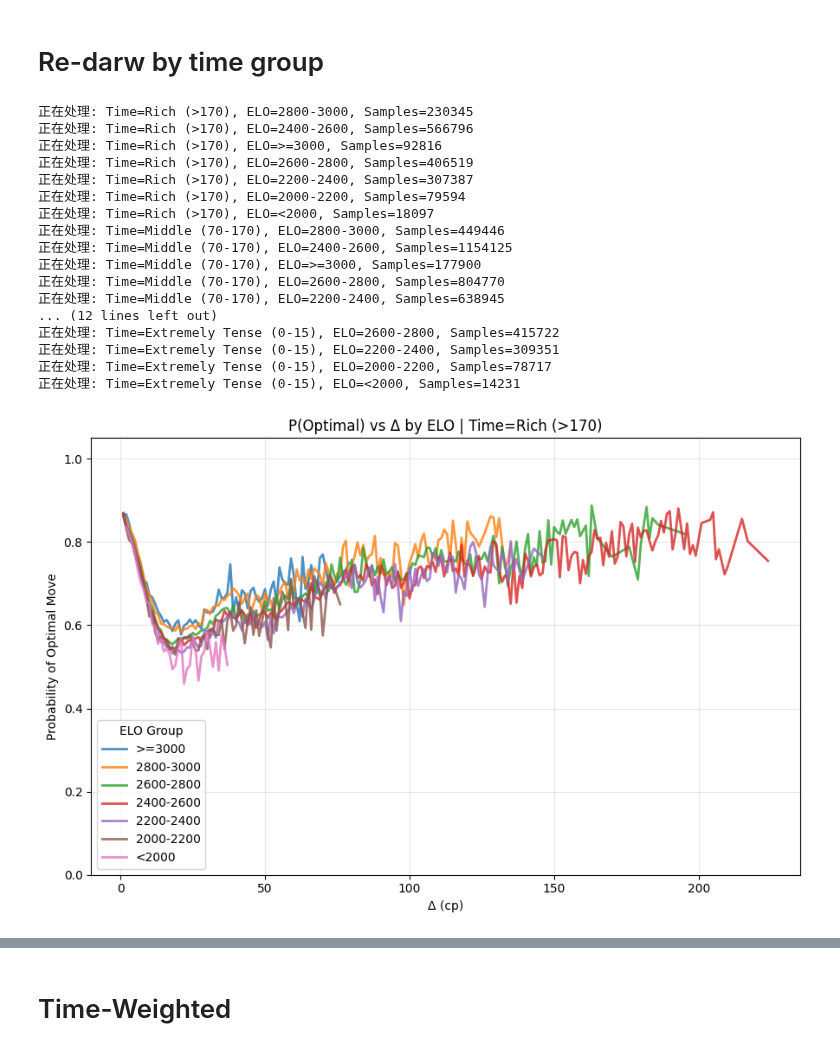
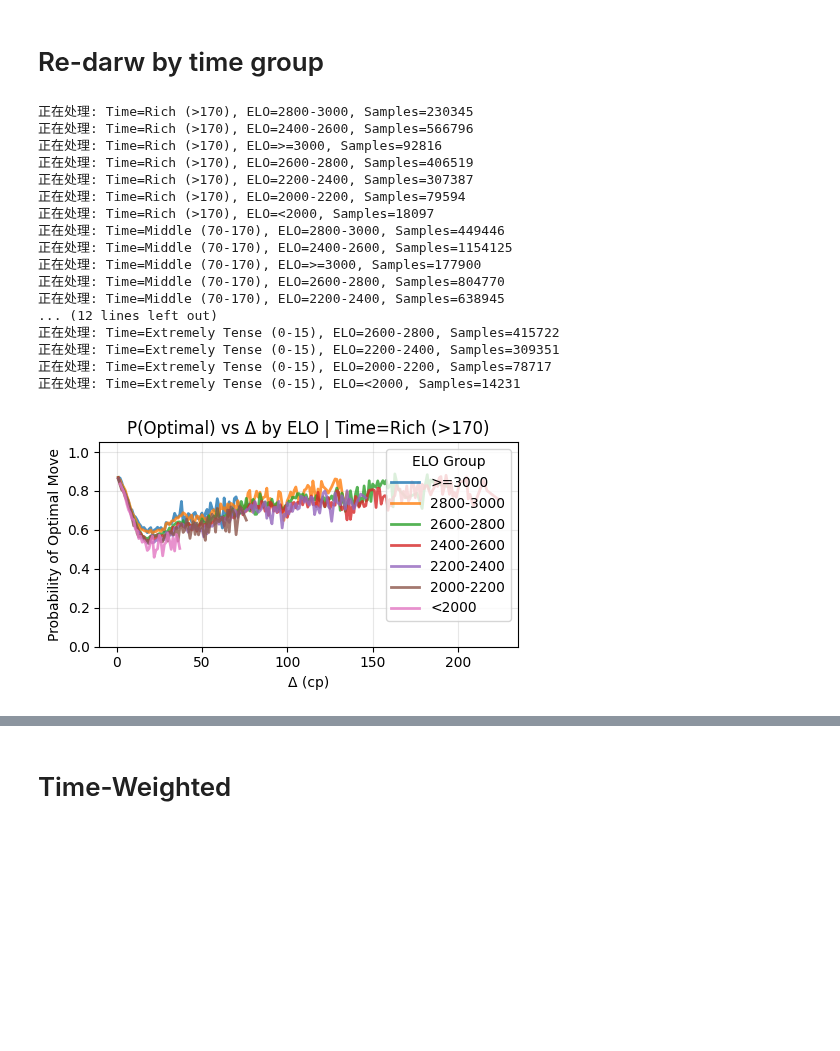
Before and after one commit to zZimablueee/Chess, a Jupyter notebook: complexity/delta_0/delta1.ipynb, the cells around one changed output, grey strips where cells are left out. Drawn from its saved outputs; the diff is of its cells as text; code cells hidden in the pictures; blank space fills up the shorter version.

```diff
--- a/complexity/delta_0/delta1.ipynb
+++ b/complexity/delta_0/delta1.ipynb
@@ -506,7 +497,7 @@ def empirical_curve(df, group_name, delta_max=500, min_count=100, show_plot=True
     )
 
     if show_plot:
-        plt.figure(figsize=(7,4))
+        plt.figure(figsize=(5,3))
         plt.plot(prob_df['Δ'], prob_df['P_Optimal'], lw=2)
         plt.title(f'ELO group: {group_name}')
         plt.xlabel('Δ (cp)')
@@ -589,7 +580,7 @@ for g in group_order:
     }
 
 def plot_all_groups(all_prob_curves):
-    plt.figure(figsize=(10,6))
+    plt.figure(figsize=(7,5))
 
     for g in group_order:
         if g not in all_prob_curves:
@@ -816,7 +800,7 @@ for t_group in time_groups:
         all_prob_curves_time[t_group][e_group] = prob_curve
 # 具体画图
 for t_group in time_groups:
-    plt.figure(figsize=(9,6))
+    plt.figure(figsize=(5,3))
     elo_order=['>=3000', '2800-3000', '2600-2800',
                '2400-2600', '2200-2400', '2000-2200', '<2000']
     colors = plt.cm.tab10.colors
@@ -837,31 +821,31 @@ for t_group in time_groups:
             alpha=0.8,
             label=e_group
         )
 
     plt.xlabel('Δ (cp)')
     plt.ylabel('Probability of Optimal Move')
     plt.title(f'P(Optimal) vs Δ by ELO | Time={t_group}')
     plt.ylim(0, 1.05)
     plt.grid(alpha=0.3)
     plt.legend(title='ELO Group')
     plt.tight_layout()
     plt.show()
 # %% [output]
 正在处理: Time=Rich (>170), ELO=2800-3000, Samples=230345
 正在处理: Time=Rich (>170), ELO=2400-2600, Samples=566796
 正在处理: Time=Rich (>170), ELO=>=3000, Samples=92816
 正在处理: Time=Rich (>170), ELO=2600-2800, Samples=406519
 正在处理: Time=Rich (>170), ELO=2200-2400, Samples=307387
 正在处理: Time=Rich (>170), ELO=2000-2200, Samples=79594
 正在处理: Time=Rich (>170), ELO=<2000, Samples=18097
 正在处理: Time=Middle (70-170), ELO=2800-3000, Samples=449446
 正在处理: Time=Middle (70-170), ELO=2400-2600, Samples=1154125
 正在处理: Time=Middle (70-170), ELO=>=3000, Samples=177900
 正在处理: Time=Middle (70-170), ELO=2600-2800, Samples=804770
 正在处理: Time=Middle (70-170), ELO=2200-2400, Samples=638945
 ... (12 lines left out)
 正在处理: Time=Extremely Tense (0-15), ELO=2600-2800, Samples=415722
 正在处理: Time=Extremely Tense (0-15), ELO=2200-2400, Samples=309351
 正在处理: Time=Extremely Tense (0-15), ELO=2000-2200, Samples=78717
 正在处理: Time=Extremely Tense (0-15), ELO=<2000, Samples=14231
-[figure, old version]
+[figure, new version]
```
Also changed, not shown: parts of 24 cells of this notebook, 2 other files.
